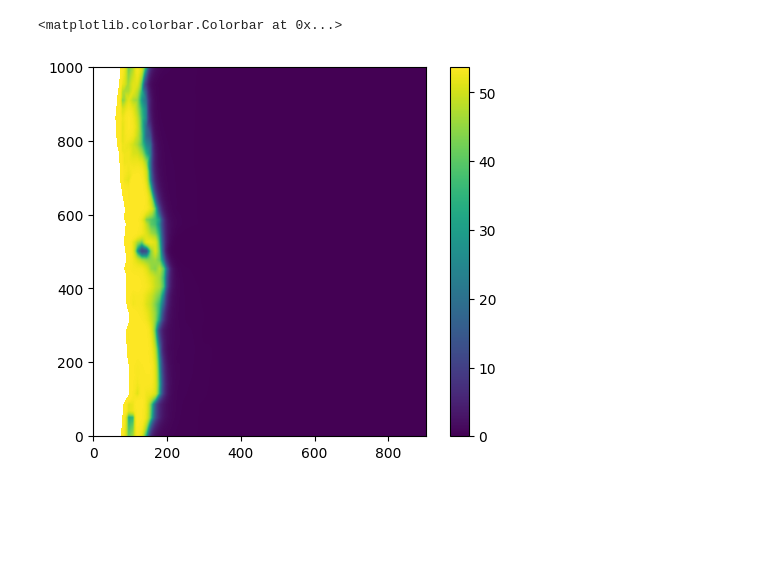
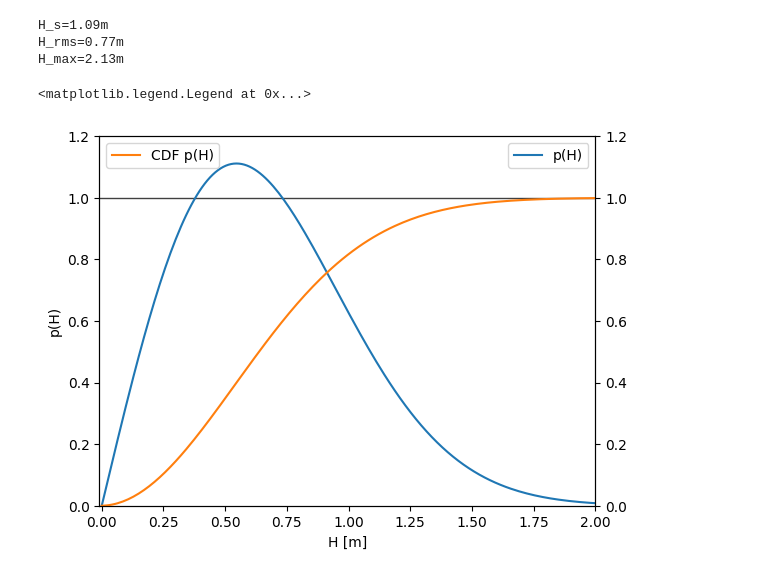
Before and after one commit to mleclair73/dunex, a Jupyter notebook: analytical_qb.ipynb, the cells around one changed output. Saved outputs shown, nothing was run; the diff lists cells and outputs as text; code cells hidden in the pictures; blank space fills up the shorter version.

Commit message:
Improvements to analytical QB: shoaling, remove breakers from p(H), attempt at inversion (unsuccessful)

```diff
--- a/analytical_qb.ipynb
+++ b/analytical_qb.ipynb
@@ -315,6 +45,49 @@ qb[:1000, :900] = np.flip(np.sum(pb, axis=0), 1)
-# %%
-plt.imshow(qb)
-plt.colorbar()
-# %% [output]
-<matplotlib.colorbar.Colorbar at 0x...>
-[figure, removed]
+# %%
+# Let's calculate some wave statistics
+H_s = mission['Hs [m]'].item()
+H_rms = H_s / 2 * np.sqrt(2)
+
+# Rough estimate of the total number of waves during the measurement period as # of peak periods
+minutes_of_data = 120
+N = (minutes_of_data * 60) / mission['Tm [s]'].item()
+
+# Maximum wave height following
+# The statistical distribution of the maxima of a random function  [Cartwright & Longuet-Higgins, 1956] https://doi.org/10.1098/rspa.1956.0173
+H_max = (np.log(N)**0.5 + 0.2886 * np.log(N)**-0.5)*H_rms
+print(f"{H_s=:.2f}m")
+print(f"{H_rms=:.2f}m")
+print(f"{H_max=:.2f}m")
+
+H_s_offshore = H_s
+H_rms_offshore = H_rms
+H_max_offshore = H_max
+# %% [output]
+H_s=1.09m
+H_rms=0.77m
+H_max=2.13m
+# %%
+# Create a wave height distribution (Rayleigh PDF).
+# This distribution describes the off-shore conditions
+nH = 200
+H = np.linspace(0, H_max, nH)
+dH = H[1] - H[0]
+# Default to the off-shore p(H), H_rms will change as the waves break and shoal
+def p(H, H_rms=H_rms_offshore):
+    return 2*H / H_rms**2 * np.exp(-(H/H_rms)**2)
+
+# Plot PDF & CDF
+fig, ax = plt.subplots()
+ax.plot(H, p(H), label='p(H)')
+ax.set_ylim(0, 1.2)
+ax.set_xlim(-0.01, 2)
+ax.set_ylabel('p(H)')
+ax.set_xlabel('H [m]')
+ax.axhline(1, c='k', alpha=0.75, linewidth=1, zorder=-1)
+ax.legend()
+ax1 = plt.twinx()
+ax1.plot(H, np.cumsum(p(H)*dH), c='tab:orange', label='CDF p(H)')
+ax1.set_ylim(0, 1.2)
+ax1.legend(loc=2)
+# %% [output]
+<matplotlib.legend.Legend at 0x...>
+[figure, added]
```
Also changed, not shown: parts of 38 cells of this notebook.
